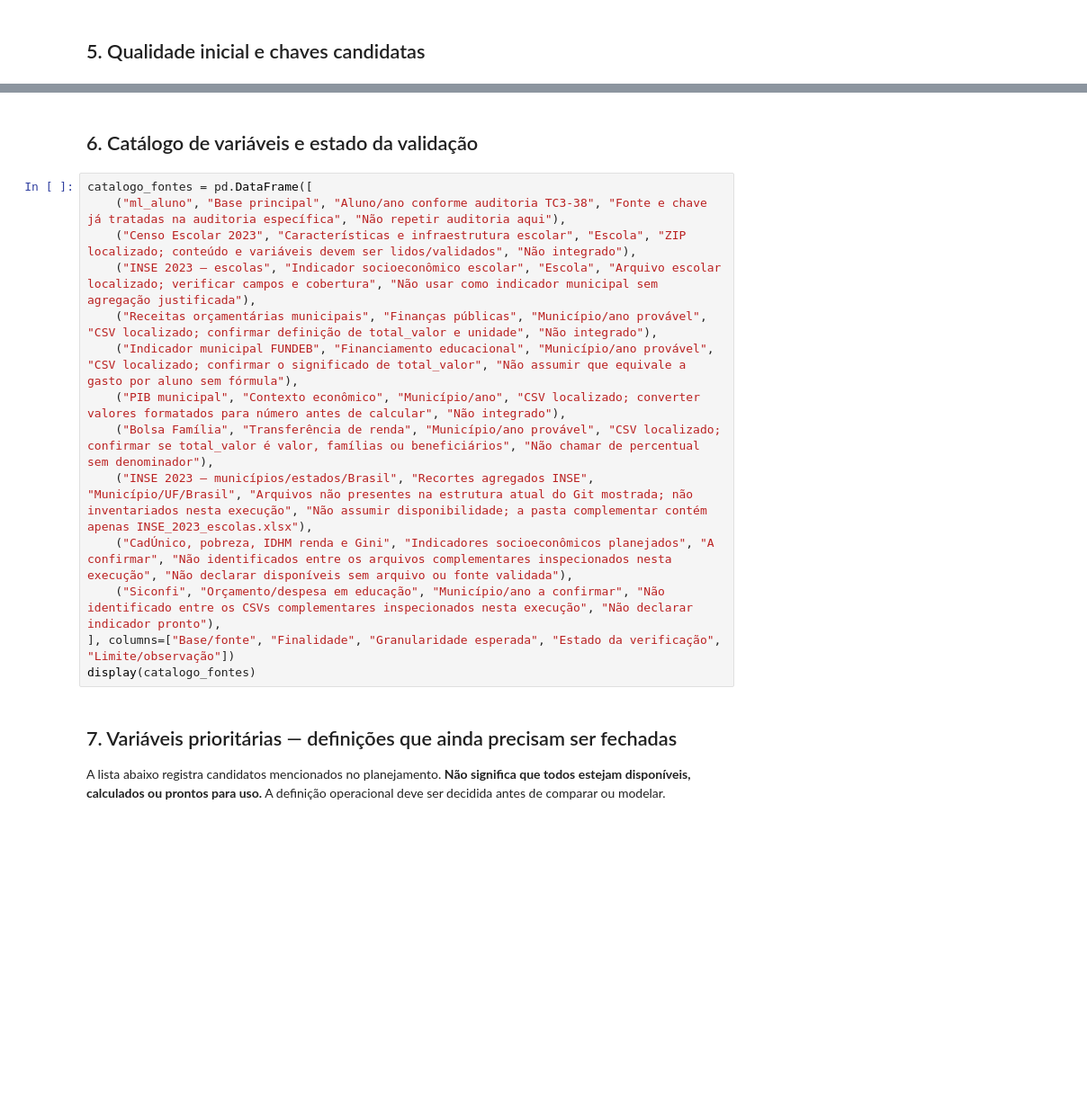
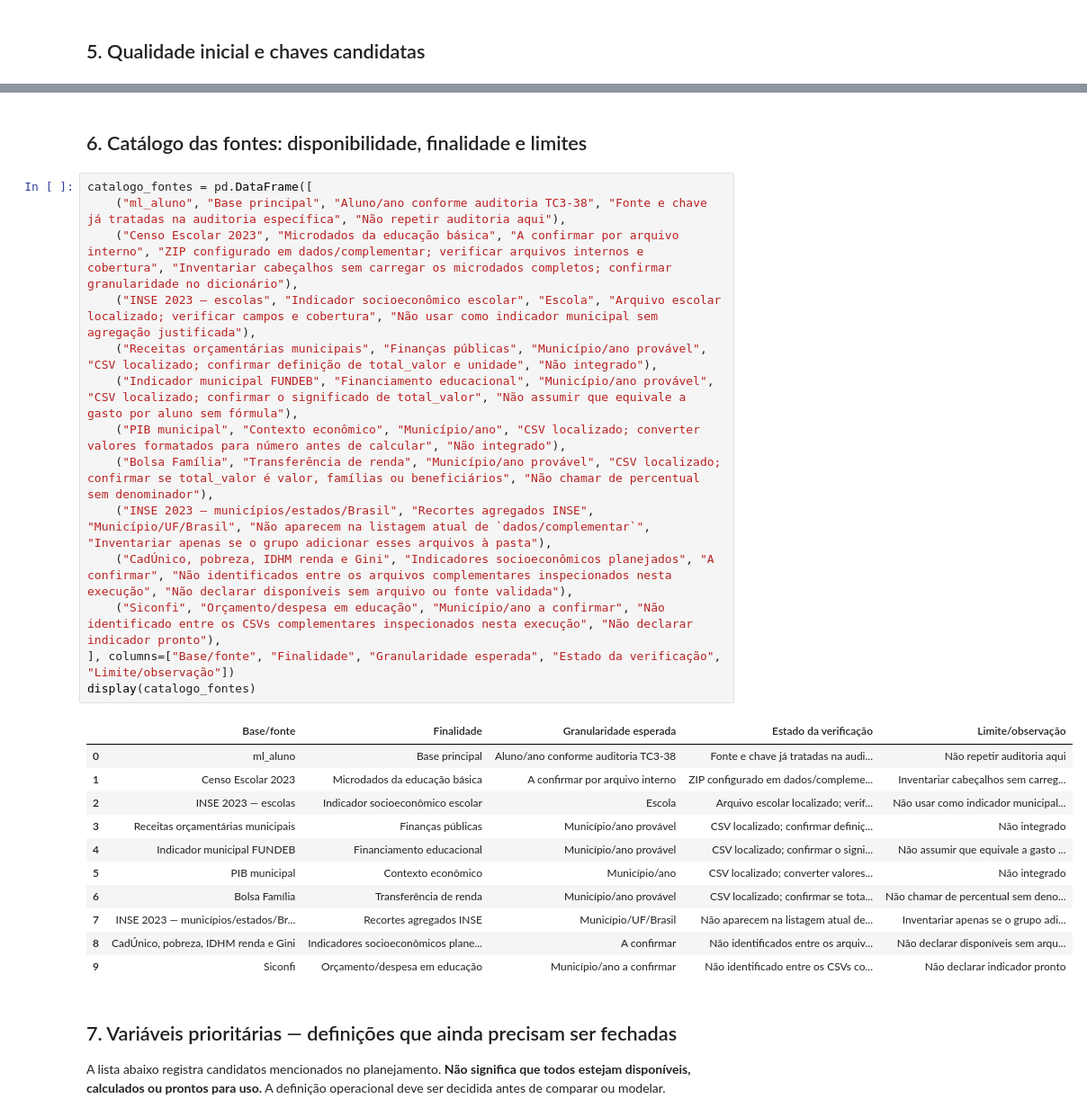
Before and after one commit to FIAP-Challenges/tech_challenge_3, a Jupyter notebook: notebooks/fase_2_entendimento_base_dados/TC3-40_Catalogo_Variaveis.ipynb, the cells around one changed output, grey strips where cells are left out. Shown at 90% size. Saved outputs shown, nothing was run; the diff lists cells and outputs as text; blank space fills up the shorter version.

Commit message:
TC3-40: atualiza catálogo de variáveis e fontes complementares

```diff
--- a/notebooks/fase_2_entendimento_base_dados/TC3-40_Catalogo_Variaveis.ipynb
+++ b/notebooks/fase_2_entendimento_base_dados/TC3-40_Catalogo_Variaveis.ipynb
@@ -279,19 +331,31 @@ display(pd.DataFrame(resultado_chaves))
-# %% [markdown]
-## 6. Catálogo de variáveis e estado da validação
+# %% [markdown]
+## 6. Catálogo das fontes: disponibilidade, finalidade e limites
 # %%
 catalogo_fontes = pd.DataFrame([
     ("ml_aluno", "Base principal", "Aluno/ano conforme auditoria TC3-38", "Fonte e chave já tratadas na auditoria específica", "Não repetir auditoria aqui"),
-    ("Censo Escolar 2023", "Características e infraestrutura escolar", "Escola", "ZIP localizado; conteúdo e variáveis devem ser lidos/validados", "Não integrado"),
+    ("Censo Escolar 2023", "Microdados da educação básica", "A confirmar por arquivo interno", "ZIP configurado em dados/complementar; verificar arquivos internos e cobertura", "Inventariar cabeçalhos sem carregar os microdados completos; confirmar granularidade no dicionário"),
     ("INSE 2023 — escolas", "Indicador socioeconômico escolar", "Escola", "Arquivo escolar localizado; verificar campos e cobertura", "Não usar como indicador municipal sem agregação justificada"),
     ("Receitas orçamentárias municipais", "Finanças públicas", "Município/ano provável", "CSV localizado; confirmar definição de total_valor e unidade", "Não integrado"),
     ("Indicador municipal FUNDEB", "Financiamento educacional", "Município/ano provável", "CSV localizado; confirmar o significado de total_valor", "Não assumir que equivale a gasto por aluno sem fórmula"),
     ("PIB municipal", "Contexto econômico", "Município/ano", "CSV localizado; converter valores formatados para número antes de calcular", "Não integrado"),
     ("Bolsa Família", "Transferência de renda", "Município/ano provável", "CSV localizado; confirmar se total_valor é valor, famílias ou beneficiários", "Não chamar de percentual sem denominador"),
-    ("INSE 2023 — municípios/estados/Brasil", "Recortes agregados INSE", "Município/UF/Brasil", "Arquivos não presentes na estrutura atual do Git mostrada; não inventariados nesta execução", "Não assumir disponibilidade; a pasta complementar contém apenas INSE_2023_escolas.xlsx"),
+    ("INSE 2023 — municípios/estados/Brasil", "Recortes agregados INSE", "Município/UF/Brasil", "Não aparecem na listagem atual de `dados/complementar`", "Inventariar apenas se o grupo adicionar esses arquivos à pasta"),
     ("CadÚnico, pobreza, IDHM renda e Gini", "Indicadores socioeconômicos planejados", "A confirmar", "Não identificados entre os arquivos complementares inspecionados nesta execução", "Não declarar disponíveis sem arquivo ou fonte validada"),
     ("Siconfi", "Orçamento/despesa em educação", "Município/ano a confirmar", "Não identificado entre os CSVs complementares inspecionados nesta execução", "Não declarar indicador pronto"),
 ], columns=["Base/fonte", "Finalidade", "Granularidade esperada", "Estado da verificação", "Limite/observação"])
 display(catalogo_fontes)
+# %% [output]
+|  | Base/fonte | Finalidade | Granularidade esperada | Estado da verificação | Limite/observação |
+| 0 | ml_aluno | Base principal | Aluno/ano conforme auditoria TC3-38 | Fonte e chave já tratadas na audi... | Não repetir auditoria aqui |
+| 1 | Censo Escolar 2023 | Microdados da educação básica | A confirmar por arquivo interno | ZIP configurado em dados/compleme... | Inventariar cabeçalhos sem carreg... |
+| 2 | INSE 2023 — escolas | Indicador socioeconômico escolar | Escola | Arquivo escolar localizado; verif... | Não usar como indicador municipal... |
+| 3 | Receitas orçamentárias municipais | Finanças públicas | Município/ano provável | CSV localizado; confirmar definiç... | Não integrado |
+| 4 | Indicador municipal FUNDEB | Financiamento educacional | Município/ano provável | CSV localizado; confirmar o signi... | Não assumir que equivale a gasto ... |
+| 5 | PIB municipal | Contexto econômico | Município/ano | CSV localizado; converter valores... | Não integrado |
+| 6 | Bolsa Família | Transferência de renda | Município/ano provável | CSV localizado; confirmar se tota... | Não chamar de percentual sem deno... |
+| 7 | INSE 2023 — municípios/estados/Br... | Recortes agregados INSE | Município/UF/Brasil | Não aparecem na listagem atual de... | Inventariar apenas se o grupo adi... |
+| 8 | CadÚnico, pobreza, IDHM renda e Gini | Indicadores socioeconômicos plane... | A confirmar | Não identificados entre os arquiv... | Não declarar disponíveis sem arqu... |
+| 9 | Siconfi | Orçamento/despesa em educação | Município/ano a confirmar | Não identificado entre os CSVs co... | Não declarar indicador pronto |
 # %% [markdown]
 ## 7. Variáveis prioritárias — definições que ainda precisam ser fechadas
 
```
Also changed, not shown: parts of 22 cells of this notebook.
